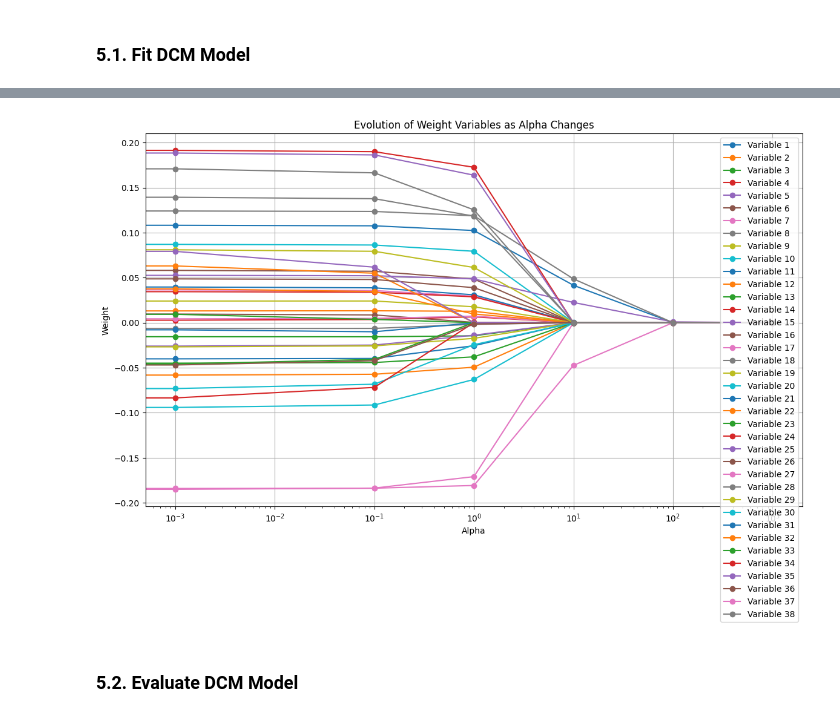
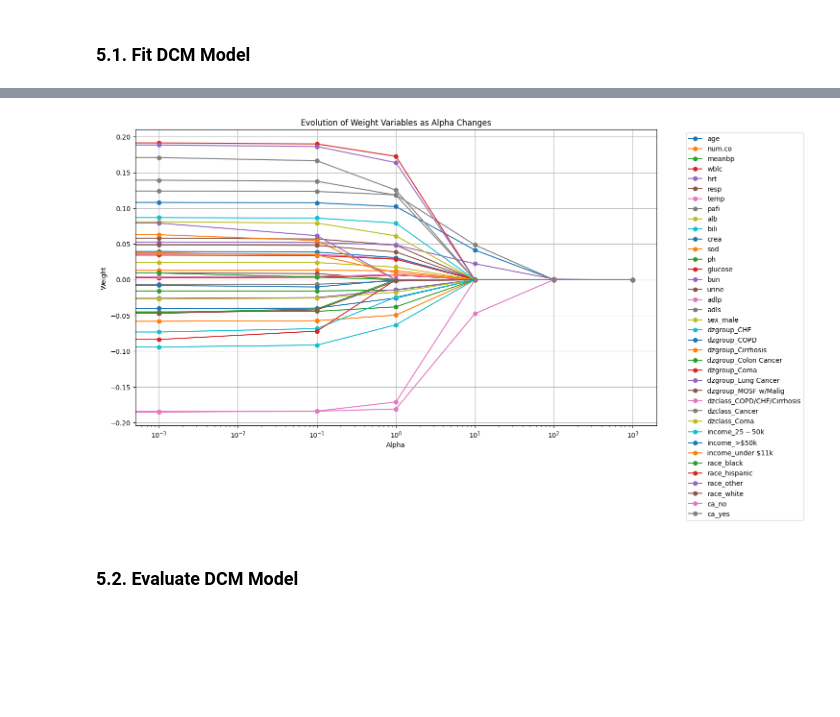
Before and after one commit to FeckNeck/auton-survival-DCM-L1-penalization, a Jupyter notebook: examples/Survival Regression with Auton-Survival.ipynb, the cells around one changed output, grey strips where cells are left out. Saved outputs shown, nothing was run; the diff lists cells and outputs as text; code cells hidden in the pictures; blank space fills up the shorter version.

Commit message:
feat: add variables name on plot

```diff
--- a/examples/Survival Regression with Auton-Survival.ipynb
+++ b/examples/Survival Regression with Auton-Survival.ipynb
@@ -449,29 +449,27 @@ tensor([[ 0.1082,  0.0130, -0.0156,  0.0027, -0.0261,  0.0581,  0.0364, -0.0065,
 # %%
 import matplotlib.pyplot as plt
 
 flat_alphas = [alpha for sublist in alphas for alpha in sublist]
 
 new_weights = []
 for w in weights:
     new_weights.append(w.detach().numpy())
 
-# Conversion de la liste de tableaux en un tableau NumPy
-wxd = np.array(new_weights)  # Shape sera (nombre_de_alphas, 1, nombre_de_variables)
+wxd = np.array(new_weights)
 
-# Tracer chaque variable
 plt.figure(figsize=(14, 8))
-for i in range(wxd.shape[2]):  # weights.shape[2] est le nombre de variables
-    plt.plot(alphas, wxd[:, 0, i], marker='o', label=f'Variable {i+1}')
+for i in range(len(x_tr.columns)):
+    plt.plot(alphas, wxd[:, 0, i], marker='o', label=x_tr.columns[i])
 
-plt.xscale('log')  # Échelle logarithmique pour les valeurs de alpha
+plt.xscale('log')
 plt.xlabel('Alpha')
 plt.ylabel('Weight')
 plt.title('Evolution of Weight Variables as Alpha Changes')
-plt.legend()  # Ajoute une légende pour identifier chaque variable
-plt.grid(True)  # Ajoute une grille pour une meilleure lisibilité
+plt.legend(bbox_to_anchor=(1.05, 1), loc='upper left')  # Ajuste la légende pour éviter le chevauchement
+plt.grid(True)
 plt.show()
 # %% [output]
-[figure, old version]
+[figure, new version]
 # %% [markdown]
 <a id="evaldcm"></a>
 ### 5.2. Evaluate DCM Model
```
